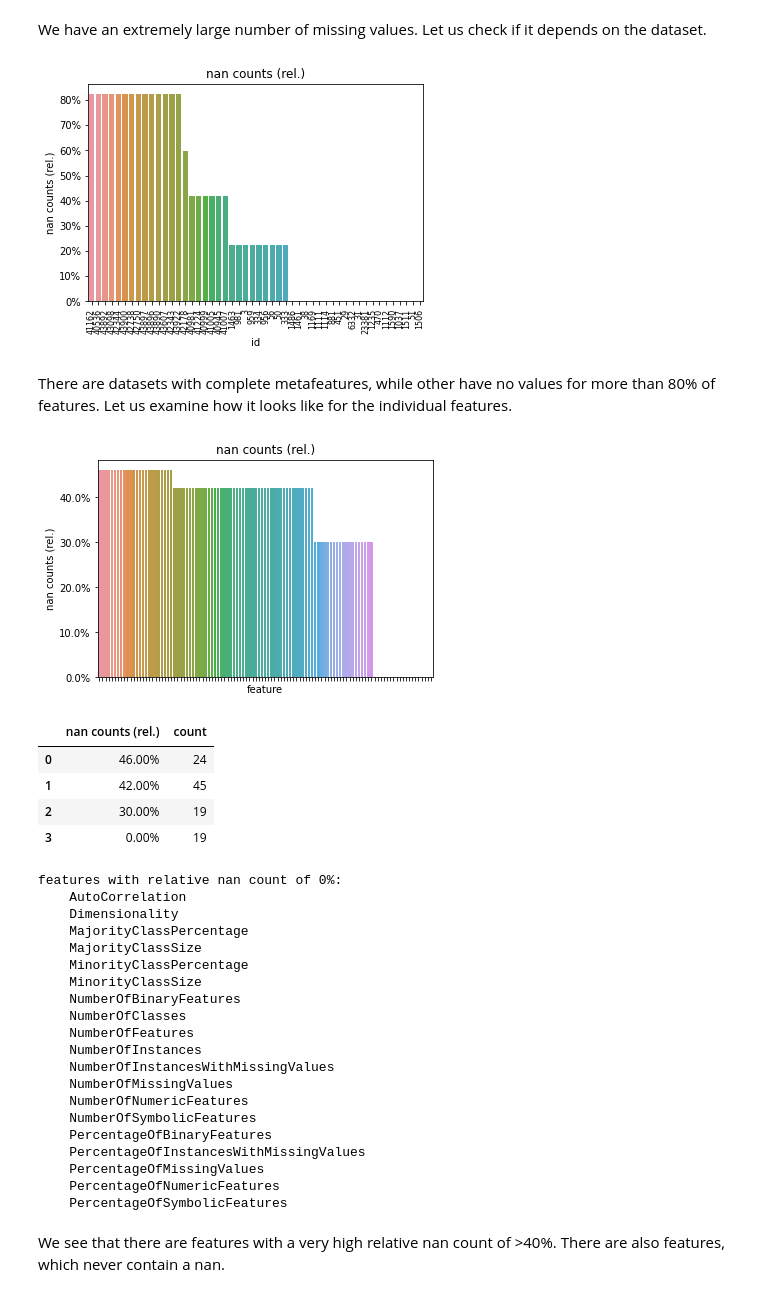
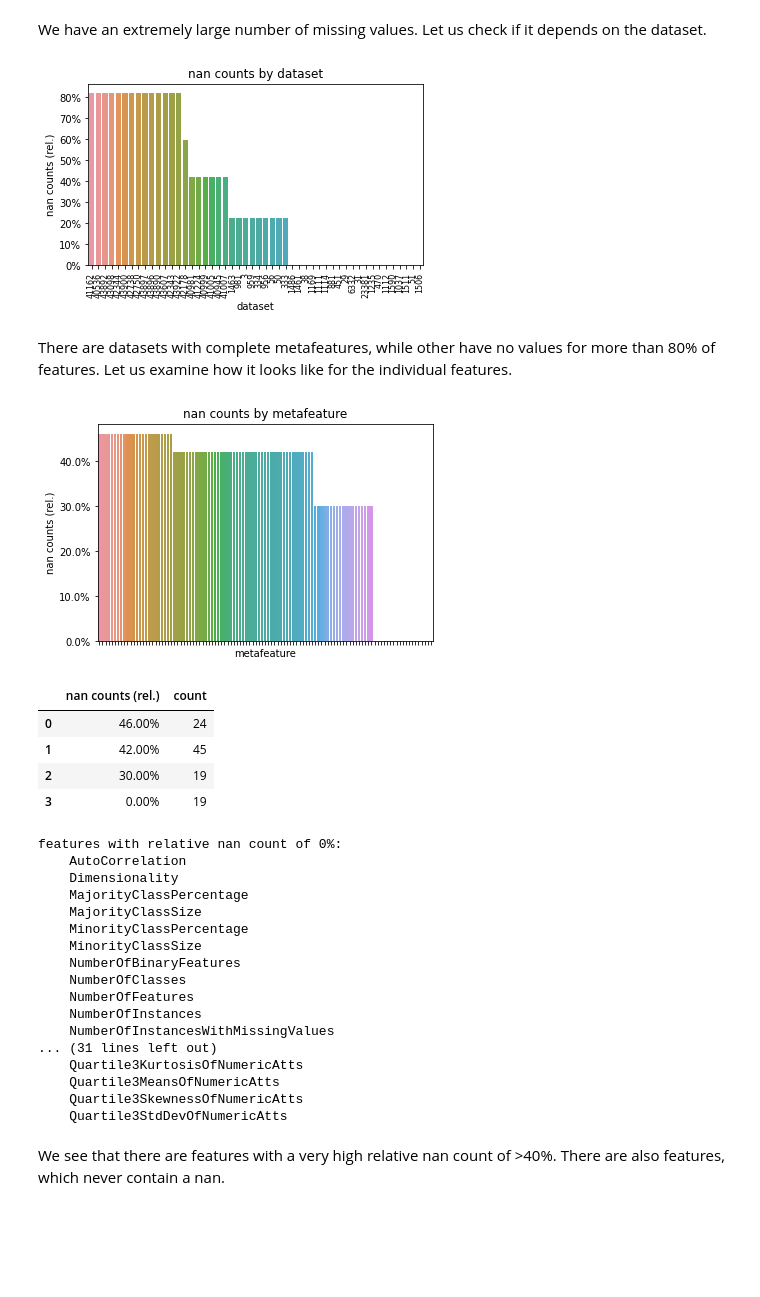
Before and after one commit to Sidies/ranking_encoders, a Jupyter notebook: notebooks/encoding/pipeline_metafeatures.ipynb, the cells around one changed output. Saved outputs shown, nothing was run; the diff lists cells and outputs as text; code cells hidden in the pictures; blank space fills up the shorter version.

Commit message:
finalized metafeatures analysis notebook

```diff
--- a/notebooks/encoding/pipeline_metafeatures.ipynb
+++ b/notebooks/encoding/pipeline_metafeatures.ipynb
@@ -86,18 +86,21 @@ We have an extremely large number of missing values. Let us check if it depends
 # %%
 nan_count_per_dataset = pd.DataFrame(
     metafeatures.isna().sum(axis=1) / (metafeatures.isna().sum(axis=1) + metafeatures.notna().sum(axis=1)),
     columns=['nan counts (rel.)']
 ).sort_values(by='nan counts (rel.)', ascending=False).reset_index()
 
 sns.barplot(x=nan_count_per_dataset['id'], y=nan_count_per_dataset['nan counts (rel.)'], order=nan_count_per_dataset['id'])
 plt.title('nan counts (rel.)')
 if len(nan_count_per_dataset) >= 10:
     plt.xticks(fontsize=8, rotation=90)
 plt.gca().yaxis.set_major_formatter(mtick.PercentFormatter(xmax=1.0))
+plt.title('nan counts by dataset')
+plt.xlabel('dataset')
+plt.gcf().subplots_adjust(bottom=0.25)
 plt.savefig('metafeatures_nan_by_dataset.svg')
 plt.show()
 # %% [output]
-[figure, old version]
+[figure, new version]
 # %% [markdown]
 There are datasets with complete metafeatures, while other have no values for more than 80% of features. Let us examine how it looks like for the individual features.
 # %%
@@ -116,6 +119,8 @@ plt.tick_params(
     labelbottom=False
 )
 plt.gca().yaxis.set_major_formatter(mtick.PercentFormatter(xmax=1.0))
+plt.title('nan counts by metafeature')
+plt.xlabel('metafeature')
 plt.savefig('metafeatures_nan_by_feature.svg')
 plt.show()
 
@@ -127,8 +132,14 @@ display(levels)
 print('features with relative nan count of 0%:')
 for feature in sorted(list(nan_count_per_feature[nan_count_per_feature['nan counts (rel.)'] == 0]['feature'])):
     print('    ' + feature)
+
+print('\n')
+
+print('features with relative nan count of 46%:')
+for feature in sorted(list(nan_count_per_feature[nan_count_per_feature['nan counts (rel.)'] == 0.46]['feature'])):
+    print('    ' + feature)
 # %% [output]
-[figure, old version]
+[figure, new version]
 |  | nan counts (rel.) | count |
 | 0 | 46.00% | 24 |
 | 1 | 42.00% | 45 |
@@ -146,14 +157,11 @@ features with relative nan count of 0%:
     NumberOfFeatures
     NumberOfInstances
     NumberOfInstancesWithMissingValues
-    NumberOfMissingValues
-    NumberOfNumericFeatures
-    NumberOfSymbolicFeatures
-    PercentageOfBinaryFeatures
-    PercentageOfInstancesWithMissingValues
-    PercentageOfMissingValues
-    PercentageOfNumericFeatures
-    PercentageOfSymbolicFeatures
+... (31 lines left out)
+    Quartile3KurtosisOfNumericAtts
+    Quartile3MeansOfNumericAtts
+    Quartile3SkewnessOfNumericAtts
+    Quartile3StdDevOfNumericAtts
 # %% [markdown]
 We see that there are features with a very high relative nan count of >40%. There are also features, which never contain a nan.
 # %% [markdown]
```
Also changed, not shown: parts of 2 cells of this notebook, 3 other files.
